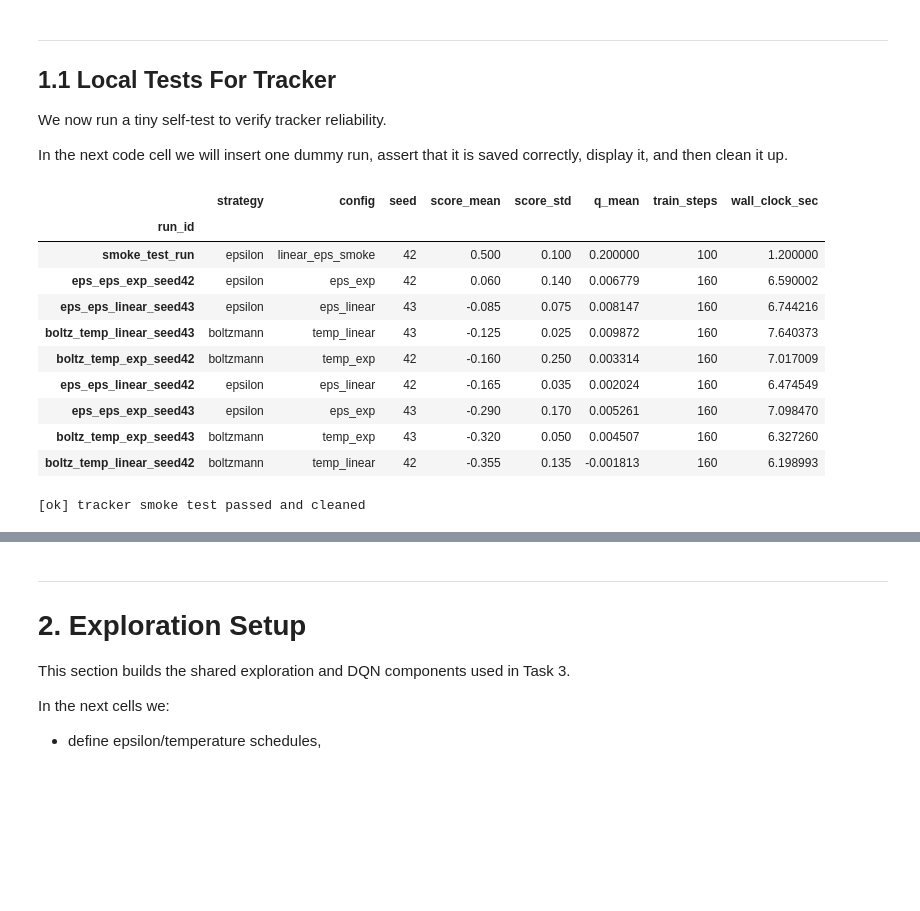
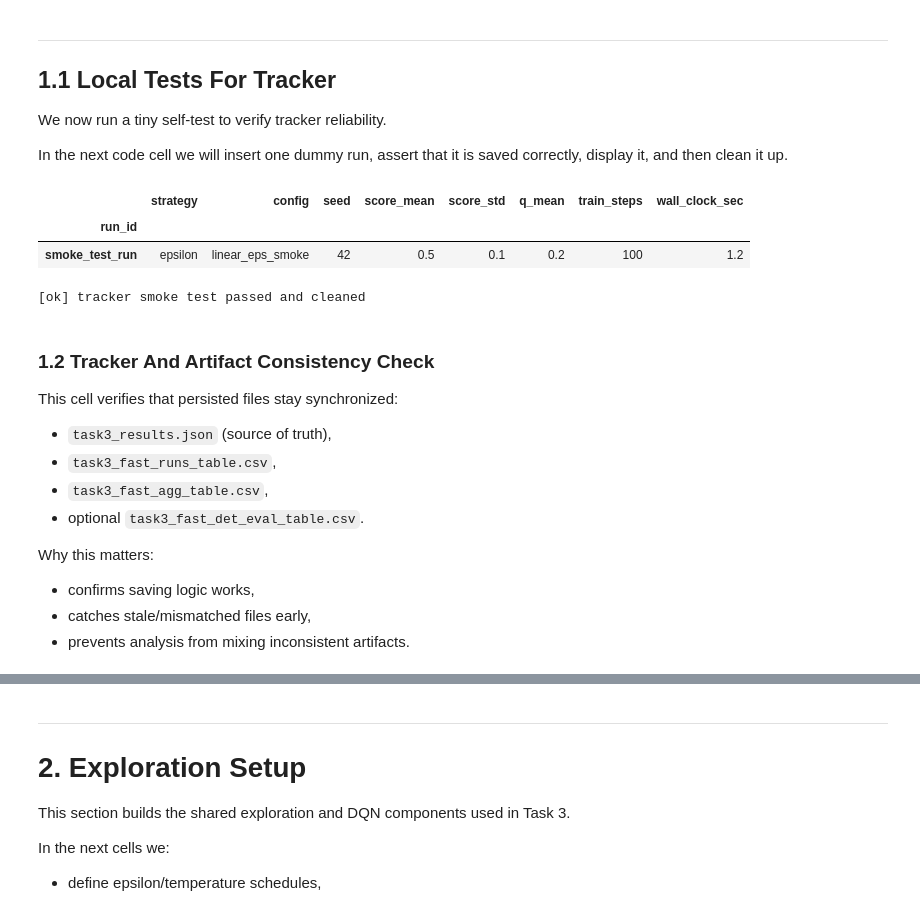
Before and after one commit to rarosilva/DL_Proj2, a Jupyter notebook: tasks/task3.ipynb, the cells around one changed output, grey strips where cells are left out. Cells and saved outputs as stored; diff of their text form; code cells hidden in the pictures; blank space fills up the shorter version.

Commit message:
Finalize task3 notebook persistence and submission baseline

```diff
--- a/tasks/task3.ipynb
+++ b/tasks/task3.ipynb
@@ -41,12 +41,6 @@ device = torch.device(
     "cpu"
 )
 print(f"device: {device}")
-
-# Colab/local setup
-USING_COLAB = "google.colab" in sys.modules
-if USING_COLAB:
-    from google.colab import drive
-    drive.mount("/content/drive", force_remount=True)
 
 
 def _find_project_root(marker_file="space_race_env.py", max_depth=7):
@@ -83,9 +77,16 @@ def _find_project_root(marker_file="space_race_env.py", max_depth=7):
 
     raise FileNotFoundError(
         f"Could not locate '{marker_file}'. Place the notebook inside the project "
-        "or mount Drive where the project folder exists."
+        "or clone/copy the project folder before running."
     )
 
+
+# Colab/local setup
+USING_COLAB = "google.colab" in sys.modules
+if USING_COLAB:
+    # Optional mount; harmless if not needed.
+    from google.colab import drive
+    drive.mount("/content/drive", force_remount=False)
 
 PROJECT_ROOT = _find_project_root(marker_file="space_race_env.py")
 if str(PROJECT_ROOT) not in sys.path:
@@ -874,40 +975,48 @@ In the next code cell we will insert one dummy run, assert that it is saved corr
 # Tracker smoke test with one dummy row
 _dummy_key = "smoke_test_run"
 _dummy_summary = {
     "strategy": "epsilon",
     "config": "linear_eps_smoke",
     "seed": BASE_SEED,
     "score_mean": 0.5,
     "score_std": 0.1,
     "q_mean": 0.2,
     "train_steps": 100,
     "wall_clock_sec": 1.2,
 }
 
 save_result(_dummy_key, _dummy_summary)
 
 assert _dummy_key in all_results, "dummy key was not stored"
 assert RESULTS_FILE.exists(), "results file was not written"
 
 _df = show_results_table()
 assert _df is not None and len(_df) >= 1, "results table did not render"
 
 # Cleanup so smoke data does not pollute real experiments
 all_results.pop(_dummy_key, None)
 with open(RESULTS_FILE, "w", encoding="utf-8") as f:
     json.dump(all_results, f, indent=2)
 
+# Keep CSV artifacts synchronized after cleanup.
+export_summary_csvs()
+
 print("[ok] tracker smoke test passed and cleaned")
 # %% [output]
 |  | strategy | config | seed | score_mean | score_std | q_mean | train_steps | wall_clock_sec |
 | run_id |  |  |  |  |  |  |  |  |
-| smoke_test_run | epsilon | linear_eps_smoke | 42 | 0.500 | 0.100 | 0.200000 | 100 | 1.200000 |
-| eps_eps_exp_seed42 | epsilon | eps_exp | 42 | 0.060 | 0.140 | 0.006779 | 160 | 6.590002 |
-| eps_eps_linear_seed43 | epsilon | eps_linear | 43 | -0.085 | 0.075 | 0.008147 | 160 | 6.744216 |
-| boltz_temp_linear_seed43 | boltzmann | temp_linear | 43 | -0.125 | 0.025 | 0.009872 | 160 | 7.640373 |
-| boltz_temp_exp_seed42 | boltzmann | temp_exp | 42 | -0.160 | 0.250 | 0.003314 | 160 | 7.017009 |
-| eps_eps_linear_seed42 | epsilon | eps_linear | 42 | -0.165 | 0.035 | 0.002024 | 160 | 6.474549 |
-| eps_eps_exp_seed43 | epsilon | eps_exp | 43 | -0.290 | 0.170 | 0.005261 | 160 | 7.098470 |
-| boltz_temp_exp_seed43 | boltzmann | temp_exp | 43 | -0.320 | 0.050 | 0.004507 | 160 | 6.327260 |
-| boltz_temp_linear_seed42 | boltzmann | temp_linear | 42 | -0.355 | 0.135 | -0.001813 | 160 | 6.198993 |
+| smoke_test_run | epsilon | linear_eps_smoke | 42 | 0.5 | 0.1 | 0.2 | 100 | 1.2 |
 [ok] tracker smoke test passed and cleaned
+# %% [markdown]
+### 1.2 Tracker And Artifact Consistency Check
+
+This cell verifies that persisted files stay synchronized:
+- `task3_results.json` (source of truth),
+- `task3_fast_runs_table.csv`,
+- `task3_fast_agg_table.csv`,
+- optional `task3_fast_det_eval_table.csv`.
+
+Why this matters:
+- confirms saving logic works,
+- catches stale/mismatched files early,
+- prevents analysis from mixing inconsistent artifacts.
```
Also changed, not shown: parts of 33 cells of this notebook.
